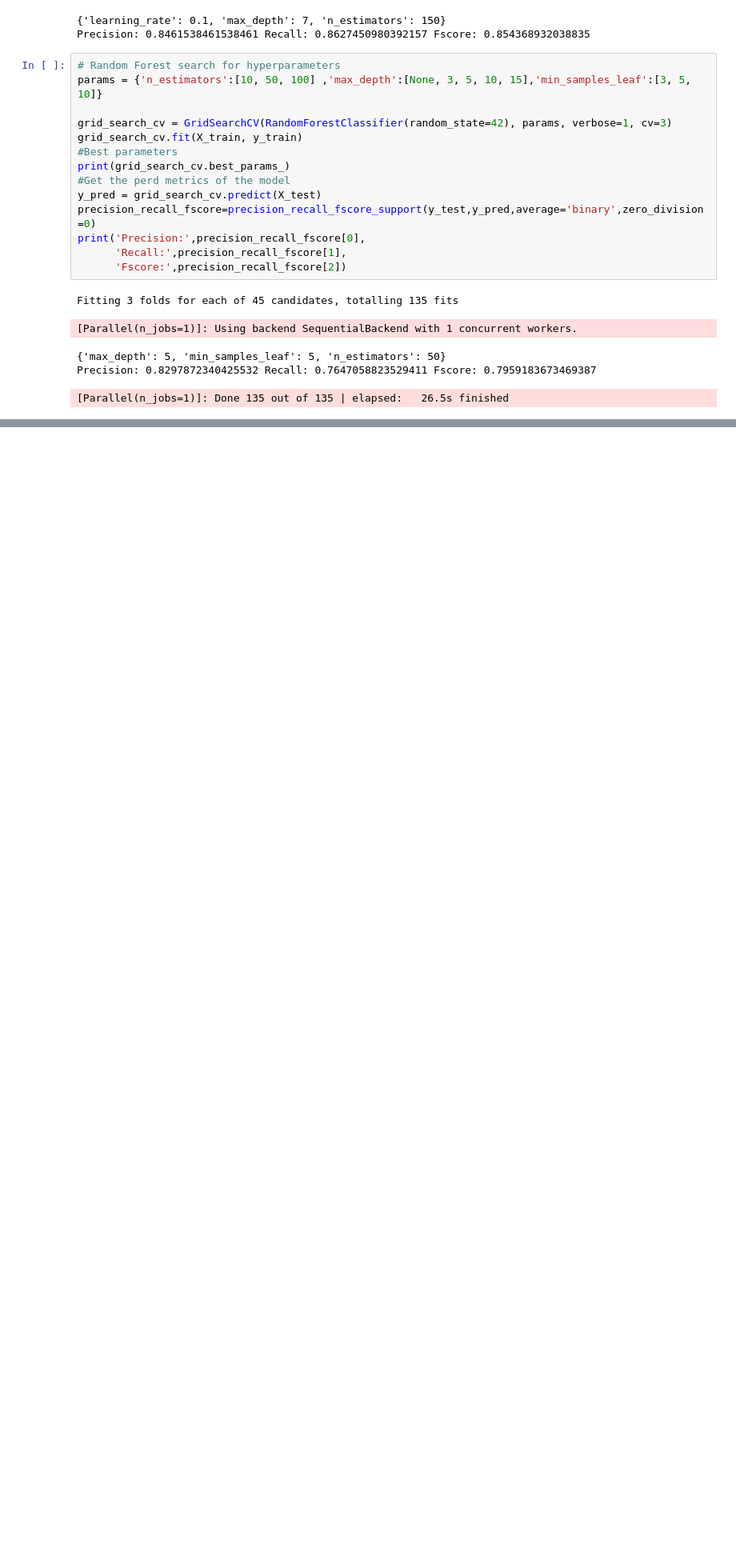
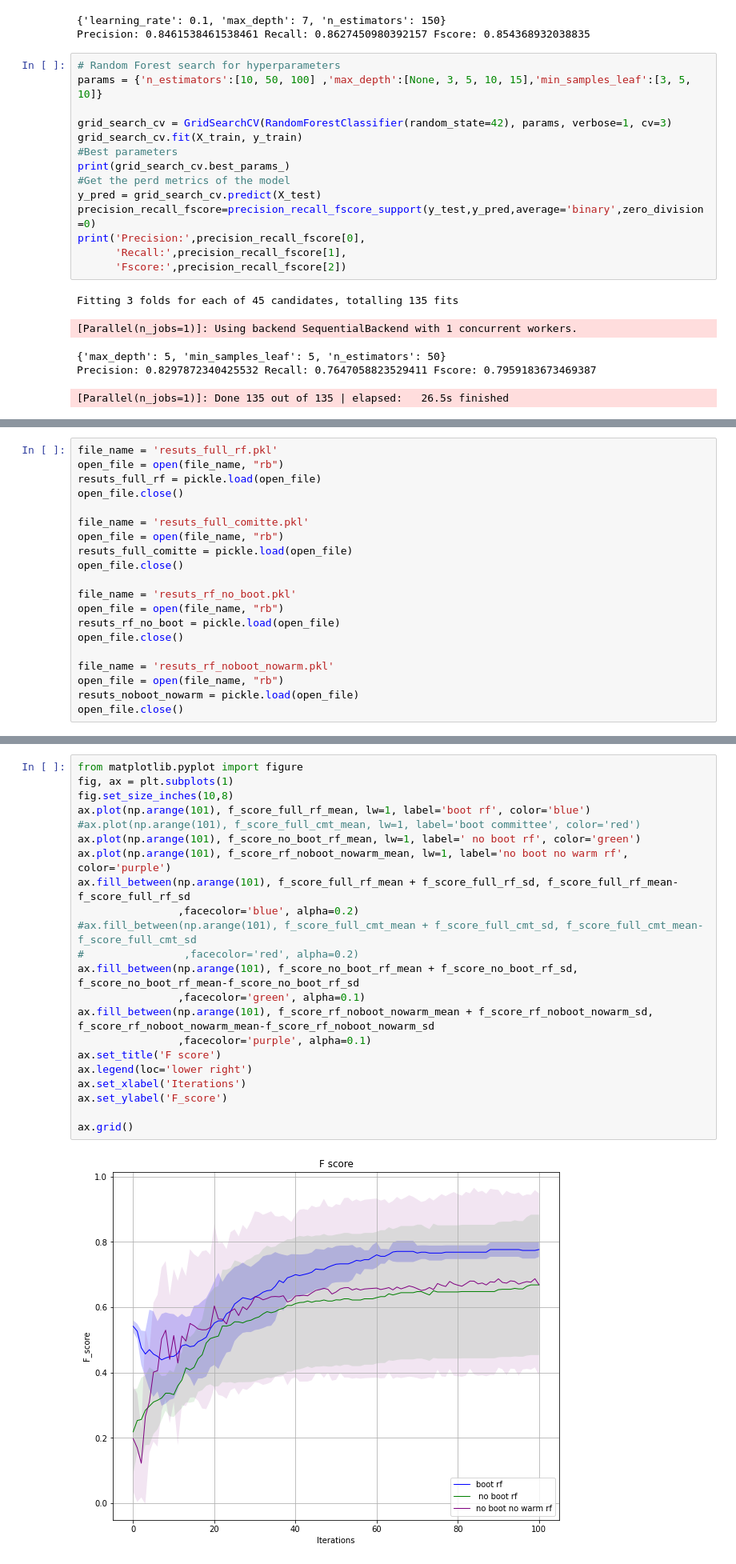
Before and after one commit to Amsterdam-Internships/Double-Listing, a Jupyter notebook: Code/active_learning.ipynb, the cells around one changed output, grey strips where cells are left out. Shown: that part at 80% size. Cells and saved outputs as stored; diff of their text form; blank space fills up the shorter version.

```diff
--- a/Code/active_learning.ipynb
+++ b/Code/active_learning.ipynb
@@ -542,0 +632,20 @@ al(df_base_train,df_test = df_base_test,queries=100,baseline=True,committee_pred
+# %%
+file_name = 'resuts_full_rf.pkl'
+open_file = open(file_name, "rb")
+resuts_full_rf = pickle.load(open_file)
+open_file.close()
+
+file_name = 'resuts_full_comitte.pkl'
+open_file = open(file_name, "rb")
+resuts_full_comitte = pickle.load(open_file)
+open_file.close()
+
+file_name = 'resuts_rf_no_boot.pkl'
+open_file = open(file_name, "rb")
+resuts_rf_no_boot = pickle.load(open_file)
+open_file.close()
+
+file_name = 'resuts_rf_noboot_nowarm.pkl'
+open_file = open(file_name, "rb")
+resuts_noboot_nowarm = pickle.load(open_file)
+open_file.close()
@@ -542,0 +720,24 @@ al(df_base_train,df_test = df_base_test,queries=100,baseline=True,committee_pred
+# %%
+from matplotlib.pyplot import figure
+fig, ax = plt.subplots(1)
+fig.set_size_inches(10,8)
+ax.plot(np.arange(101), f_score_full_rf_mean, lw=1, label='boot rf', color='blue')
+#ax.plot(np.arange(101), f_score_full_cmt_mean, lw=1, label='boot committee', color='red')
+ax.plot(np.arange(101), f_score_no_boot_rf_mean, lw=1, label=' no boot rf', color='green')
+ax.plot(np.arange(101), f_score_rf_noboot_nowarm_mean, lw=1, label='no boot no warm rf', color='purple')
+ax.fill_between(np.arange(101), f_score_full_rf_mean + f_score_full_rf_sd, f_score_full_rf_mean-f_score_full_rf_sd
+                ,facecolor='blue', alpha=0.2)
+#ax.fill_between(np.arange(101), f_score_full_cmt_mean + f_score_full_cmt_sd, f_score_full_cmt_mean-f_score_full_cmt_sd
+#                ,facecolor='red', alpha=0.2)
+ax.fill_between(np.arange(101), f_score_no_boot_rf_mean + f_score_no_boot_rf_sd, f_score_no_boot_rf_mean-f_score_no_boot_rf_sd
+                ,facecolor='green', alpha=0.1)
+ax.fill_between(np.arange(101), f_score_rf_noboot_nowarm_mean + f_score_rf_noboot_nowarm_sd, f_score_rf_noboot_nowarm_mean-f_score_rf_noboot_nowarm_sd
+                ,facecolor='purple', alpha=0.1)
+ax.set_title('F score')
+ax.legend(loc='lower right')
+ax.set_xlabel('Iterations')
+ax.set_ylabel('F_score')
+
+ax.grid()
+# %% [output]
+[figure, added]
```
Also changed, not shown: parts of 13 cells of this notebook, 5 other files.
